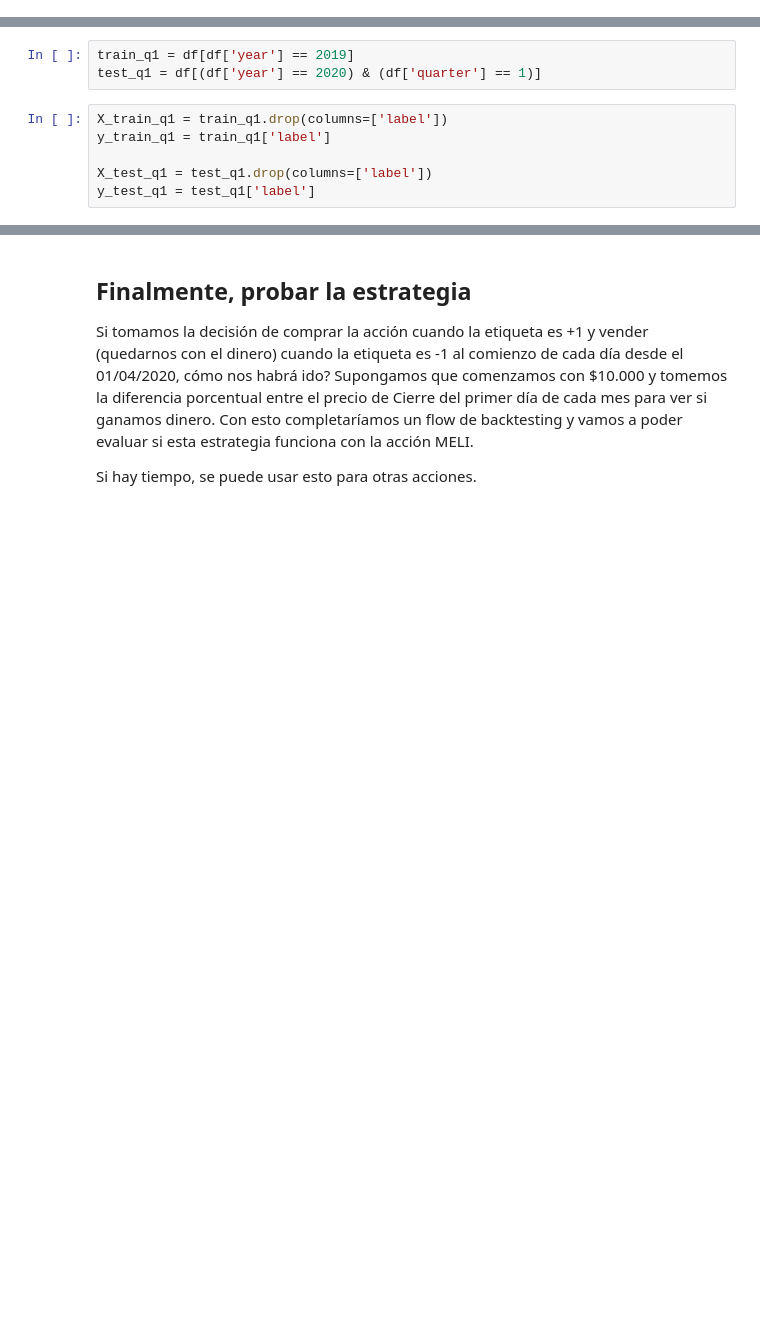
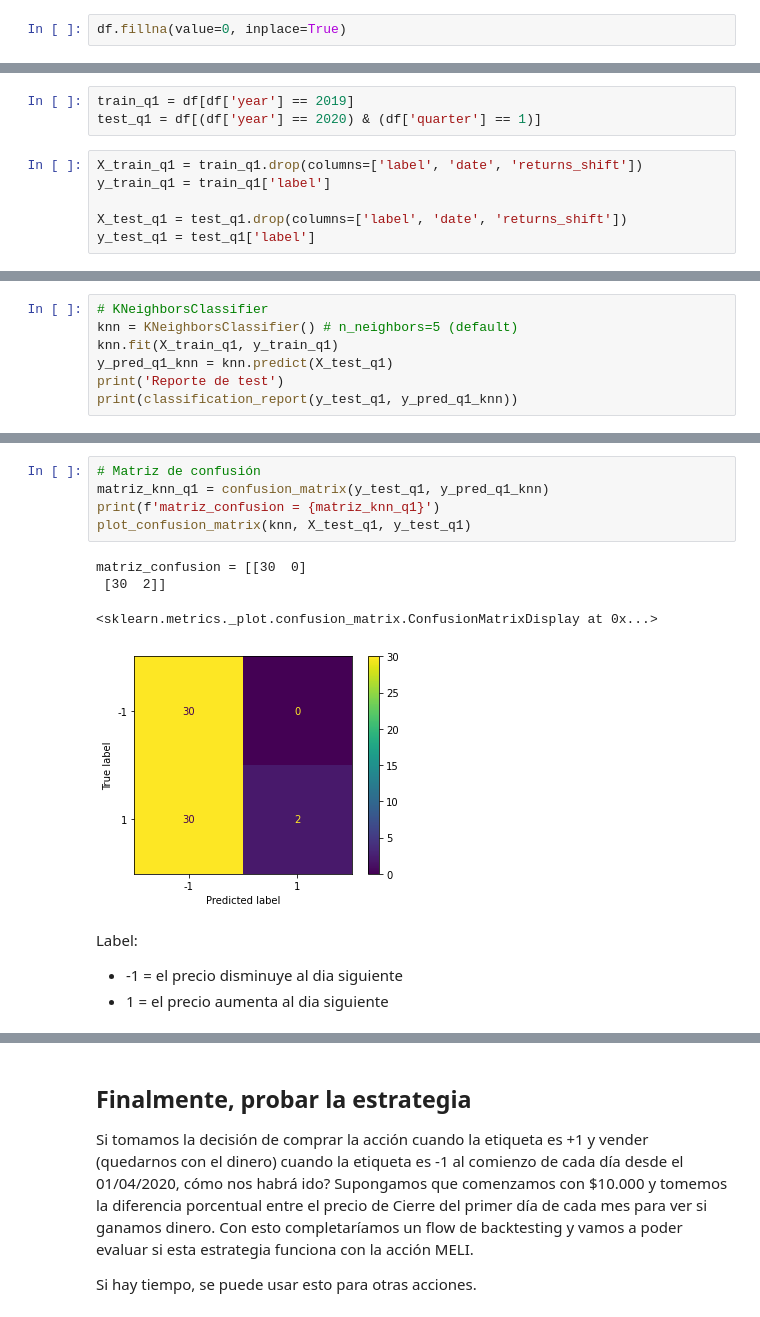
Before and after one commit to VirgniaAmb/MLBolsaMentoria2021, a Jupyter notebook: Avances/practico_4_aprendizaje_supervisado.ipynb, the cells around one changed output, grey strips where cells are left out. Saved outputs shown, nothing was run; the diff lists cells and outputs as text; blank space fills up the shorter version.

```diff
--- a/Avances/practico_4_aprendizaje_supervisado.ipynb
+++ b/Avances/practico_4_aprendizaje_supervisado.ipynb
@@ -271,4 +276,6 @@ df
 | 2020-12-29 | 1680.000000 | 1689.410034 | 1640.030029 | 1673.489990 | 1673.489990 | 278300 | 1759.323344 | 1498.141671 | 0.005872 | 0.023573 | ... |
 | 2020-12-30 | 1690.000000 | 1723.959961 | 1659.599976 | 1712.939941 | 1712.939941 | 304300 | 1764.047693 | 1512.545312 | 0.023573 | NaN | ... |
 504 rows × 21 columns
+# %%
+df.fillna(value=0, inplace=True)
 # %% [markdown]
@@ -277,8 +284,8 @@ df
 train_q1 = df[df['year'] == 2019]
 test_q1 = df[(df['year'] == 2020) & (df['quarter'] == 1)]
 # %%
-X_train_q1 = train_q1.drop(columns=['label'])
+X_train_q1 = train_q1.drop(columns=['label', 'date', 'returns_shift'])
 y_train_q1 = train_q1['label']
 
-X_test_q1 = test_q1.drop(columns=['label'])
+X_test_q1 = test_q1.drop(columns=['label', 'date', 'returns_shift'])
 y_test_q1 = test_q1['label']
@@ -284,0 +294,7 @@ y_test_q1 = test_q1['label']
+# %%
+# KNeighborsClassifier
+knn = KNeighborsClassifier() # n_neighbors=5 (default)
+knn.fit(X_train_q1, y_train_q1)
+y_pred_q1_knn = knn.predict(X_test_q1)
+print('Reporte de test')
+print(classification_report(y_test_q1, y_pred_q1_knn))
@@ -284,0 +311,15 @@ y_test_q1 = test_q1['label']
+# %%
+# Matriz de confusión
+matriz_knn_q1 = confusion_matrix(y_test_q1, y_pred_q1_knn)
+print(f'matriz_confusion = {matriz_knn_q1}')
+plot_confusion_matrix(knn, X_test_q1, y_test_q1)
+# %% [output]
+matriz_confusion = [[30  0]
+ [30  2]]
+<sklearn.metrics._plot.confusion_matrix.ConfusionMatrixDisplay at 0x...>
+[figure, added]
+# %% [markdown]
+Label:
+
+- -1 = el precio disminuye al dia siguiente
+-  1 = el precio aumenta al dia siguiente
```
Also changed, not shown: parts of 34 cells of this notebook.
